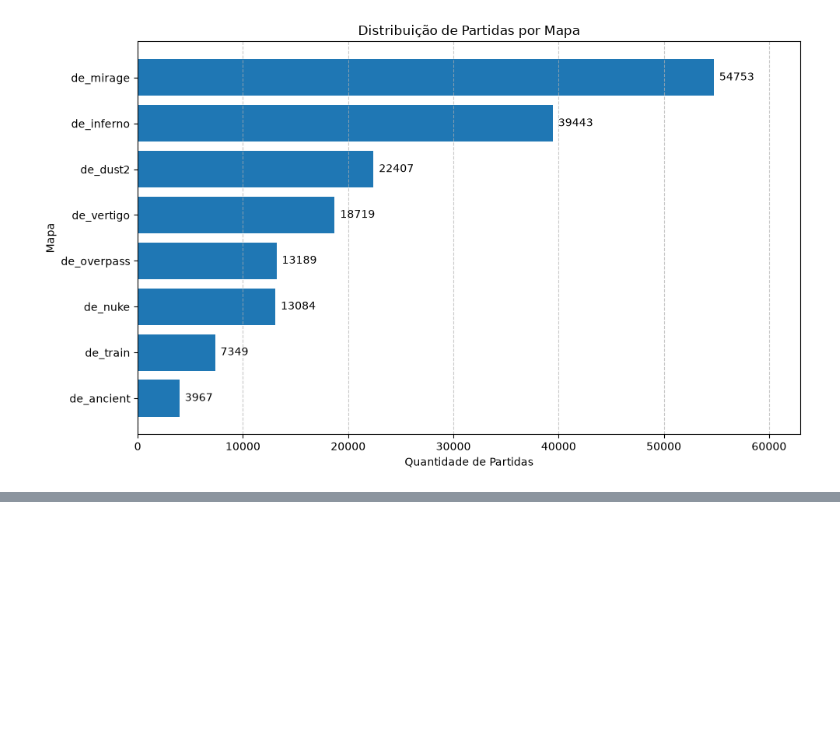
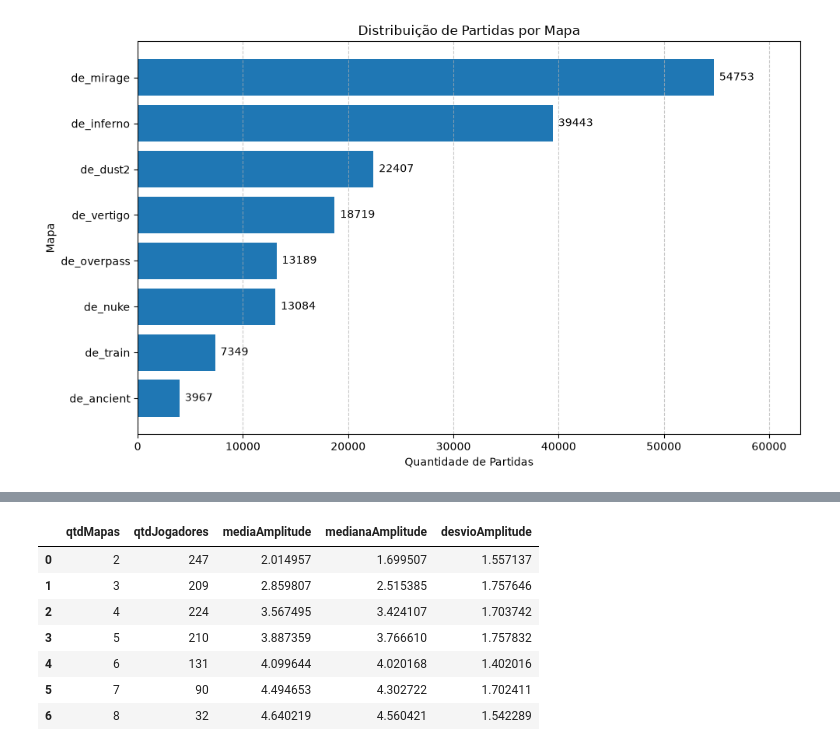
Before and after one commit to lucasccesar/Projeto-IA, a Jupyter notebook: notebooks/01_eda_dataset.ipynb, the cells around one changed output, grey strips where cells are left out. Cells and saved outputs as stored; diff of their text form; code cells hidden in the pictures; blank space fills up the shorter version.

```diff
--- a/notebooks/01_eda_dataset.ipynb
+++ b/notebooks/01_eda_dataset.ipynb
@@ -680,0 +881,20 @@ plt.show()
+# %%
+# Calculando a amplitude média de kills do jogador nos mapas que ele jogou
+variacao_por_jogador = (
+    jogador_mapa_comparavel
+    .groupby('idPlayer')
+    .agg(
+        qtdMapas=('descMapName', 'nunique'),
+        menorMediaKills=('mediaKillsMapa', 'min'),
+        maiorMediaKills=('mediaKillsMapa', 'max'),
+        mediaDasMedias=('mediaKillsMapa', 'mean')
+    )
+    .reset_index()
+)
+
+variacao_por_jogador['amplitudeMediaKills'] = (
+    variacao_por_jogador['maiorMediaKills']
+    - variacao_por_jogador['menorMediaKills']
+)
+
+display(variacao_por_jogador.head())
@@ -680,0 +964,24 @@ plt.show()
+# %%
+# Verificando se a amplitude aumenta porque estou comparando mais mapas
+variacao_por_qtd_mapas = (
+    variacao_por_jogador
+    .groupby('qtdMapas')
+    .agg(
+        qtdJogadores=('idPlayer', 'count'),
+        mediaAmplitude=('amplitudeMediaKills', 'mean'),
+        medianaAmplitude=('amplitudeMediaKills', 'median'),
+        desvioAmplitude=('amplitudeMediaKills', 'std')
+    )
+    .reset_index()
+)
+
+display(variacao_por_qtd_mapas)
+# %% [output]
+|  | qtdMapas | qtdJogadores | mediaAmplitude | medianaAmplitude | desvioAmplitude |
+| 0 | 2 | 247 | 2.014957 | 1.699507 | 1.557137 |
+| 1 | 3 | 209 | 2.859807 | 2.515385 | 1.757646 |
+| 2 | 4 | 224 | 3.567495 | 3.424107 | 1.703742 |
+| 3 | 5 | 210 | 3.887359 | 3.766610 | 1.757832 |
+| 4 | 6 | 131 | 4.099644 | 4.020168 | 1.402016 |
+| 5 | 7 | 90 | 4.494653 | 4.302722 | 1.702411 |
+| 6 | 8 | 32 | 4.640219 | 4.560421 | 1.542289 |
```
Also changed, not shown: parts of 18 cells of this notebook.
